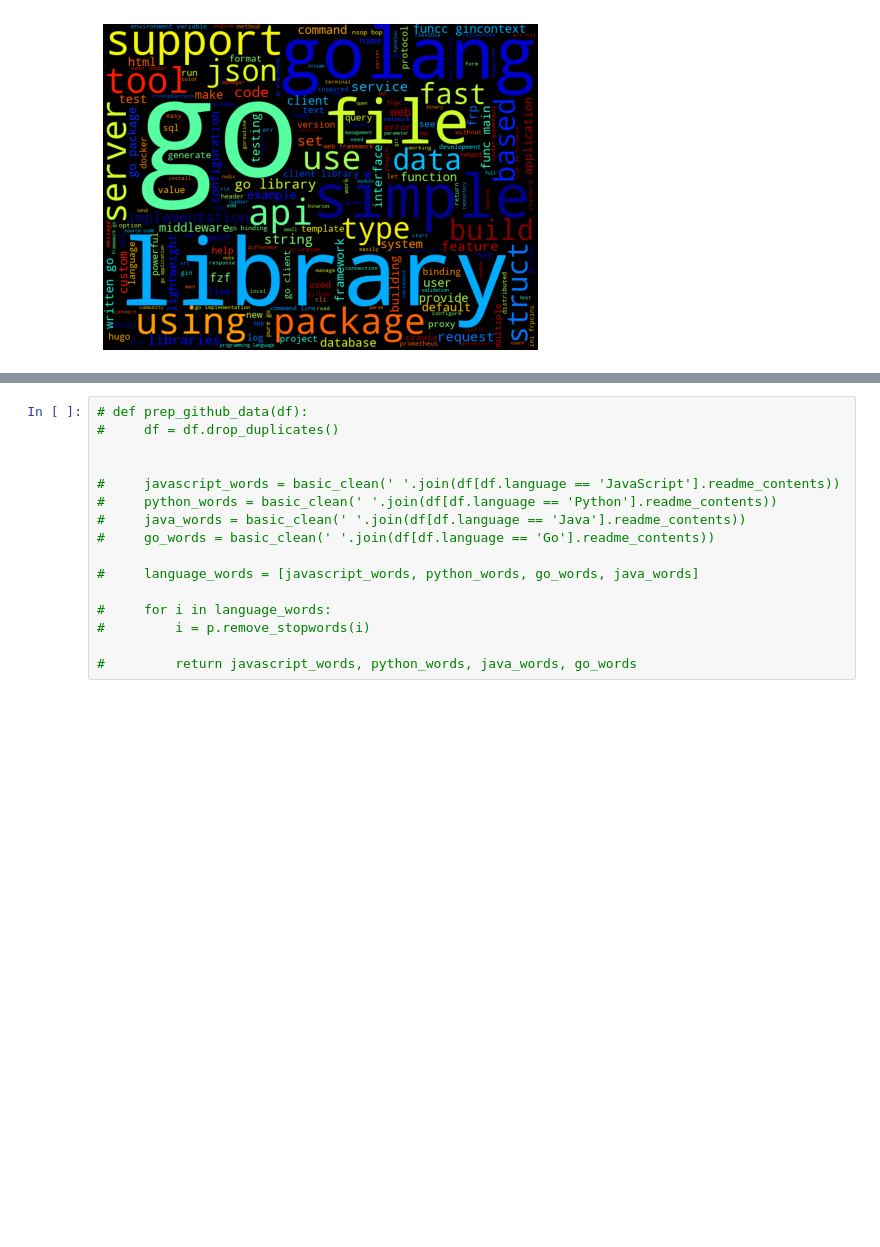
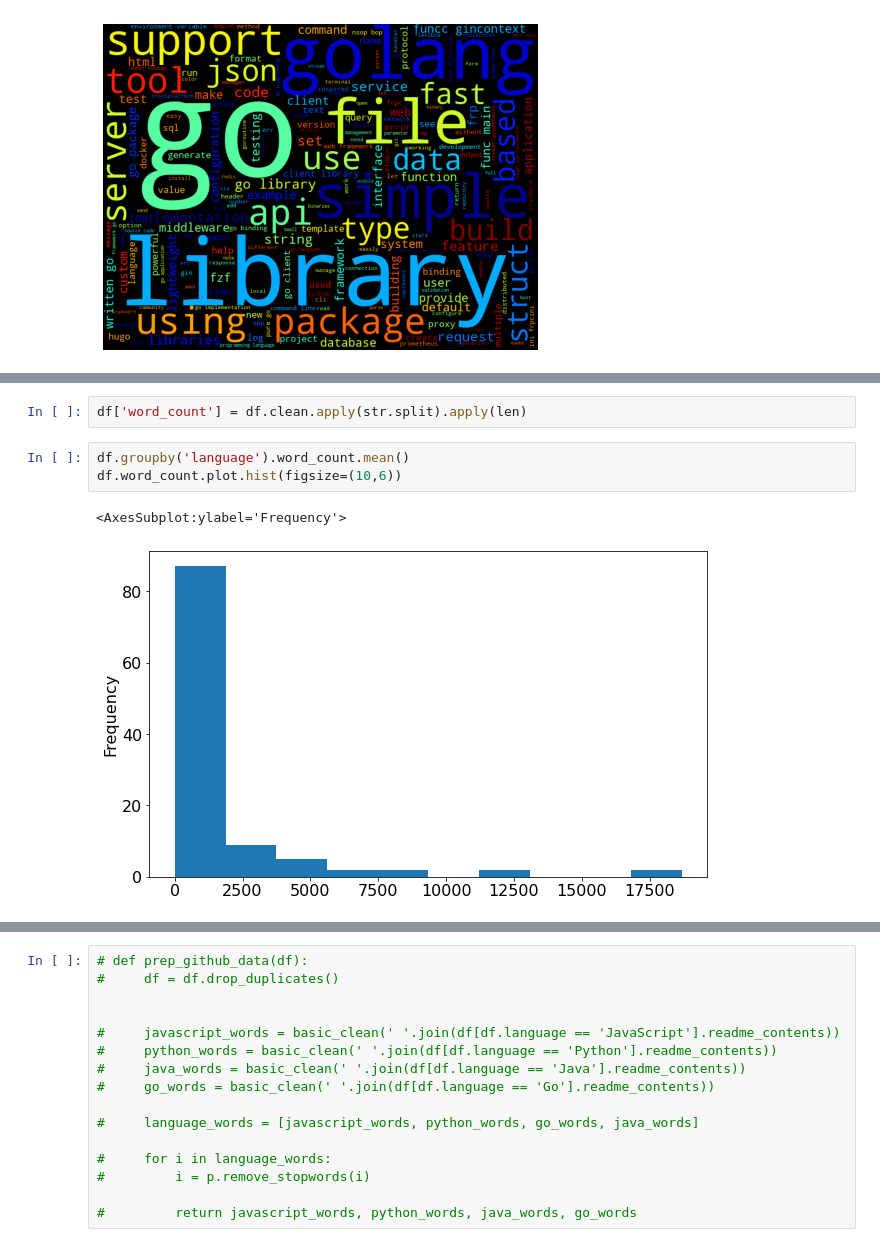
Before and after one commit to Vu-Luna-McCrosky-NLP-Project/NLP_Project_Predicting_Readme_s, a Jupyter notebook: anna_scratchpad.ipynb, the cells around one changed output, grey strips where cells are left out. Drawn from its saved outputs; the diff is of its cells as text; blank space fills up the shorter version.

```diff
--- a/anna_scratchpad.ipynb
+++ b/anna_scratchpad.ipynb
@@ -247,0 +273,8 @@ for i in language_words:
+# %%
+df['word_count'] = df.clean.apply(str.split).apply(len)
+# %%
+df.groupby('language').word_count.mean()
+df.word_count.plot.hist(figsize=(10,6))
+# %% [output]
+<AxesSubplot:ylabel='Frequency'>
+[figure, added]
```
Also changed, not shown: parts of 12 cells of this notebook.
